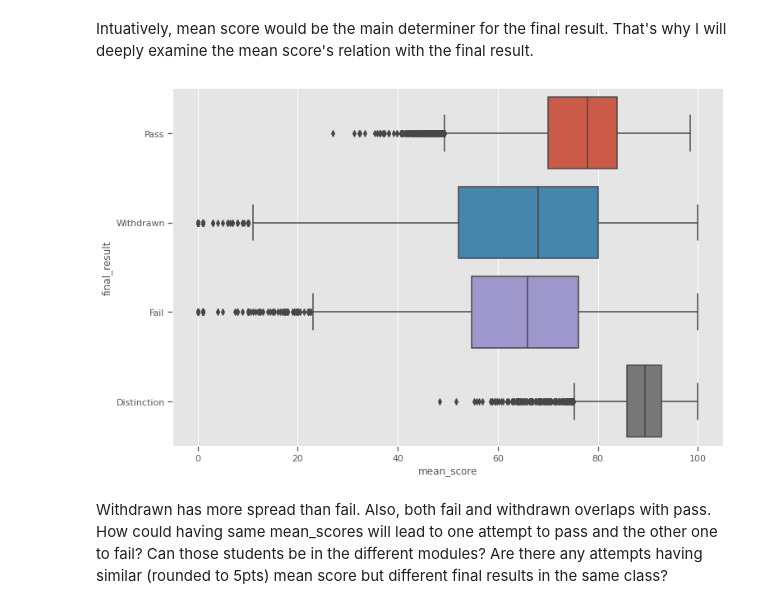
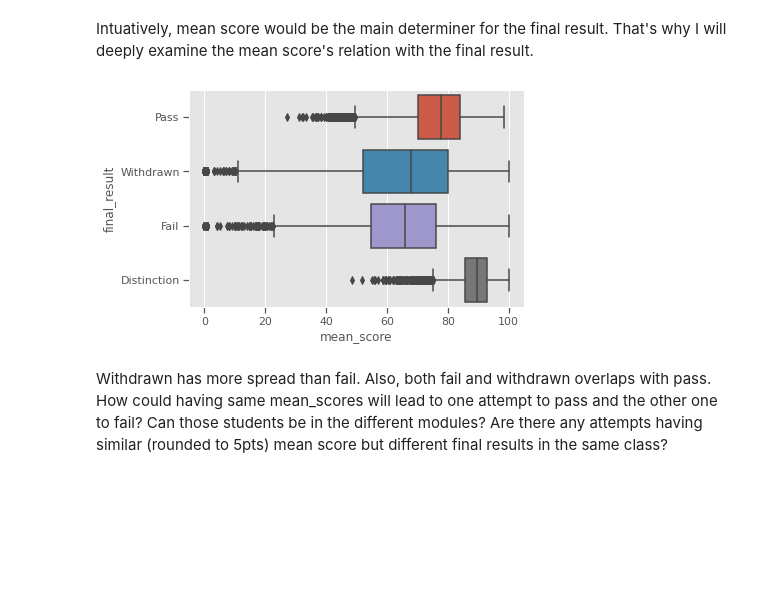
Before and after one commit to tevfikcagridural/student-success, a Jupyter notebook: Exploratory_Data_Analysis.ipynb, the cells around one changed output. Saved outputs shown, nothing was run; the diff lists cells and outputs as text; code cells hidden in the pictures; blank space fills up the shorter version.

```diff
--- a/Exploratory_Data_Analysis.ipynb
+++ b/Exploratory_Data_Analysis.ipynb
@@ -259,10 +259,9 @@ With that being corrected the distributions and relations with the `final_result
 # %% [markdown]
 Intuatively, mean score would be the main determiner for the final result. That's why I will deeply examine the mean score's relation with the final result.
 # %%
-plt.figure(figsize=(12,8))
 _ = sns.boxplot(x='mean_score', y='final_result', data=attempts)
 # %% [output]
-[figure, old version]
+[figure, new version]
 # %% [markdown]
 Withdrawn has more spread than fail. Also, both fail and withdrawn overlaps with pass. How could having same mean_scores will lead to one attempt to pass and the other one to fail? Can those students be in the different modules? Are there any attempts having similar (rounded to 5pts) mean score but different final results in the same class?
 # %%
```
Also changed, not shown: parts of 7 cells of this notebook.
